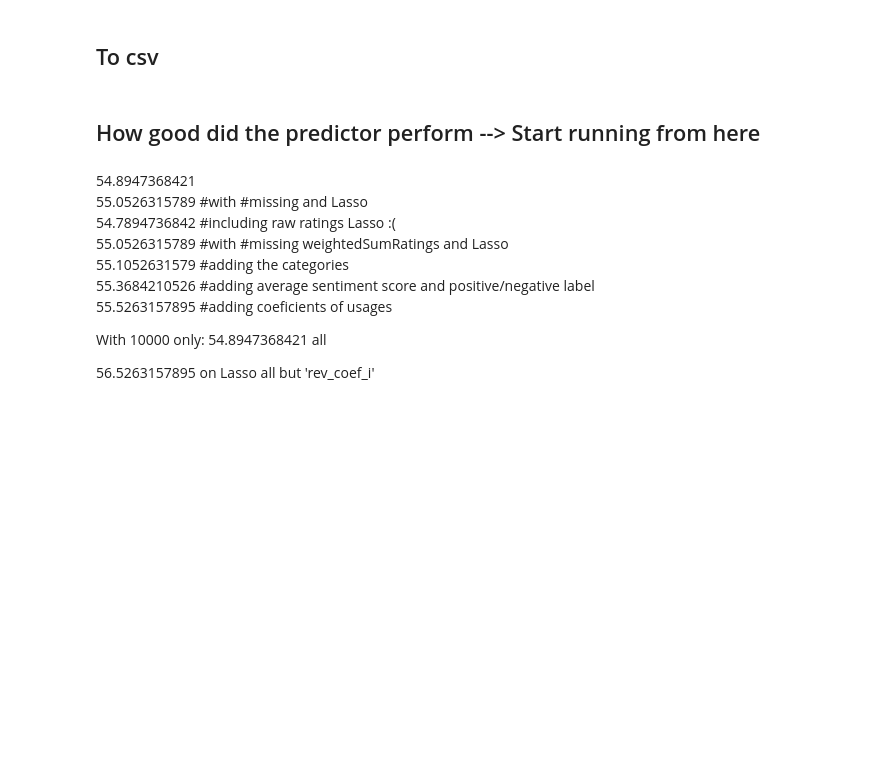
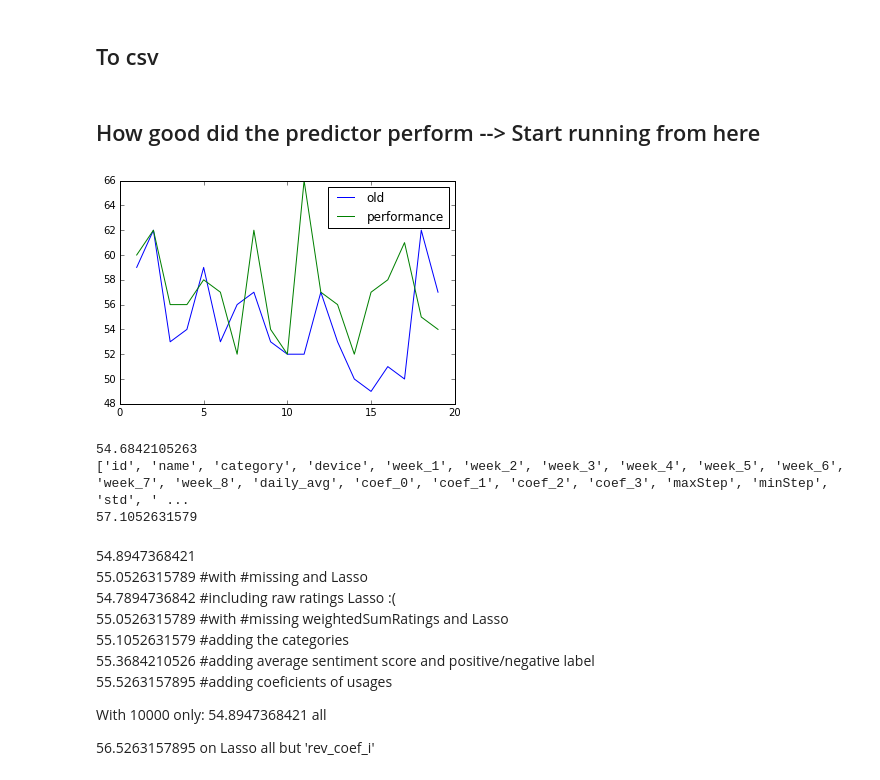
Before and after one commit to vpberges/CS341appranking, a Jupyter notebook: Predictors.ipynb, the cells around one changed output. Drawn from its saved outputs; the diff is of its cells as text; code cells hidden in the pictures; blank space fills up the shorter version.

Commit message:
predictors modified with week2 content

```diff
--- a/Predictors.ipynb
+++ b/Predictors.ipynb
@@ -161,6 +161,10 @@ for i in range(predictors.shape[0]):
 #### Use coeficients of metrics
 # %%
 for i in range(4):
+    predictors["m"+str(i+1)+"_max"] = np.zeros(predictors.shape[0])
+    predictors["m"+str(i+1)+"_min"] = np.zeros(predictors.shape[0])
+    predictors["m"+str(i+1)+"_mean"] = np.zeros(predictors.shape[0])
+    predictors["m"+str(i+1)+"_std"] = np.zeros(predictors.shape[0])
     for j in range(3):
         predictors["m"+str(i+1)+"_coef_"+str(j)] = np.zeros(predictors.shape[0])
 
@@ -201,9 +210,42 @@ predictors = pd.read_csv('predictors.csv').drop('Unnamed: 0', 1)
 predictors.columns
 # %% [markdown]
 ## How good did the predictor perform   --> Start running from here
+# %%
+#imported libraries
+import pandas as pd
+import numpy as np
+import scipy as sp
+import math
+import matplotlib.pyplot as plt
+%matplotlib inline
+from sklearn import linear_model
+from sklearn.cross_validation import train_test_split
+
+#Creating of the input data
+downloads = pd.read_csv('train_app_downloads.csv')
+reviews = pd.read_csv('train_app_review.csv')
+ratings = pd.read_csv('train_app_rating.csv')
+usages = pd.read_csv('train_usage.csv')
+revenues = pd.read_csv('train_revenue.csv')
+output = pd.read_csv('train_final_downloads.csv')
+dateRange = pd.date_range('2015-03-01', periods=56).format(formatter=lambda x: x.strftime('%Y-%m-%d'))
+
+sentiment = pd.read_csv('sentiment.csv',header=-1).ix[:,0]
+sentiment.values[sentiment.values==0.0] = 0.5
+reviews["sentiment_score"] = sentiment.values
+
+#We map -1 to 0 in the downloads (there are no 0 in the initial data)
+replacementValue=0
+downloads = downloads.replace(-1,replacementValue)
+
+#Minor corrections
+ratings = ratings.rename(columns={'start1': 'star1'})
+ratings = pd.merge(downloads.drop(dateRange,1), ratings.drop('Unnamed: 0', 1), how='left',
+                   on=["id","name","category"]).replace("NaN",replacementValue)
 # %%
 #This is the metric we use to determine our performance
-def metric(y_pred,y_test, top  = 100):
+def metric(y_pred,y_test):
+    top = int(len(y_pred)/100)
     return len(set([i[0] for i in sorted(enumerate(y_pred), key=lambda x:x[1],reverse=True)][0:top])
                .intersection([i[0] for i in sorted(enumerate(y_test), key=lambda x:x[1],reverse=True)][0:top]))
 # %%
@@ -268,35 +310,40 @@ test_frac = 0.31  #Fraction of test points
 N = 20   #number of iterations
 l=100  #Size of the top
 np.random.seed(1)
 for i in range(1,N):
     r = np.random.randint(1,429496729)
     X_train, X_test, y_train, y_test = train_test_split(predictors.as_matrix()[:,4:12], output.as_matrix()[:,5], test_size=test_frac, random_state=r)
     X_test = X_test[0:10000]
     y_test = y_test[0:10000]
     old_mod=linear_model.LinearRegression(fit_intercept=False).fit(X_train,y_train)
     old_y_pred =  old_mod.predict(X_test)
-    old_top.append(metric(old_y_pred,y_test,l))
+    old_top.append(metric(old_y_pred,y_test))
 
 np.random.seed(1)
 for i in range(1,N):
     r = np.random.randint(1,429496729)
     X_train, X_test, y_train, y_test = train_test_split(predictors.as_matrix()[:,4:], output.as_matrix()[:,5], test_size=test_frac, random_state=r)
     X_test = X_test[0:10000]
     y_test = y_test[0:10000]
     #mod=linear_model.LinearRegression(fit_intercept=False).fit(X_train,y_train)
     mod=linear_model.Lasso(alpha=100,fit_intercept=False).fit(X_train,y_train)
     y_pred =  mod.predict(X_test)
-    new_top.append(metric(y_pred,y_test,l))
+    new_top.append(metric(y_pred,y_test))
 if (N<300):
     fig = plt.figure()
     plt.plot(range(1,N),old_top,label="old")
     plt.plot(range(1,N),new_top,label="performance")
     plt.legend(loc='best')
     plt.show()
 
 print 1.0*sum(old_top)/len(old_top)
 print list(predictors.columns.values)
 print 1.0*sum(new_top)/len(new_top)
+# %% [output]
+[figure, added]
+54.6842105263
+['id', 'name', 'category', 'device', 'week_1', 'week_2', 'week_3', 'week_4', 'week_5', 'week_6', 'week_7', 'week_8', 'daily_avg', 'coef_0', 'coef_1', 'coef_2', 'coef_3', 'maxStep', 'minStep', 'std', ' ...
+57.1052631579
 # %% [markdown]
 54.8947368421
 55.0526315789  #with #missing and Lasso <br/>
```
Also changed, not shown: parts of 2 cells of this notebook, 1 other file.
